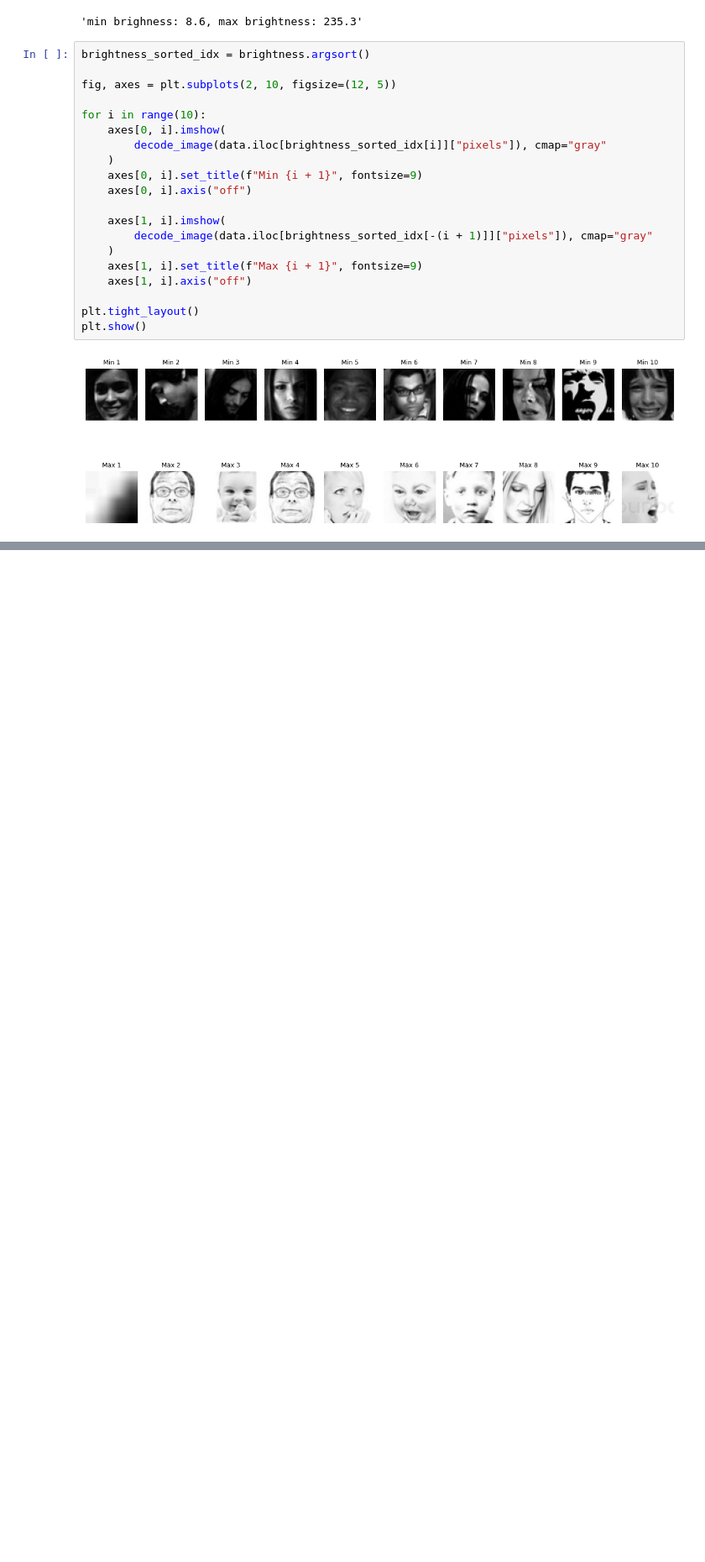
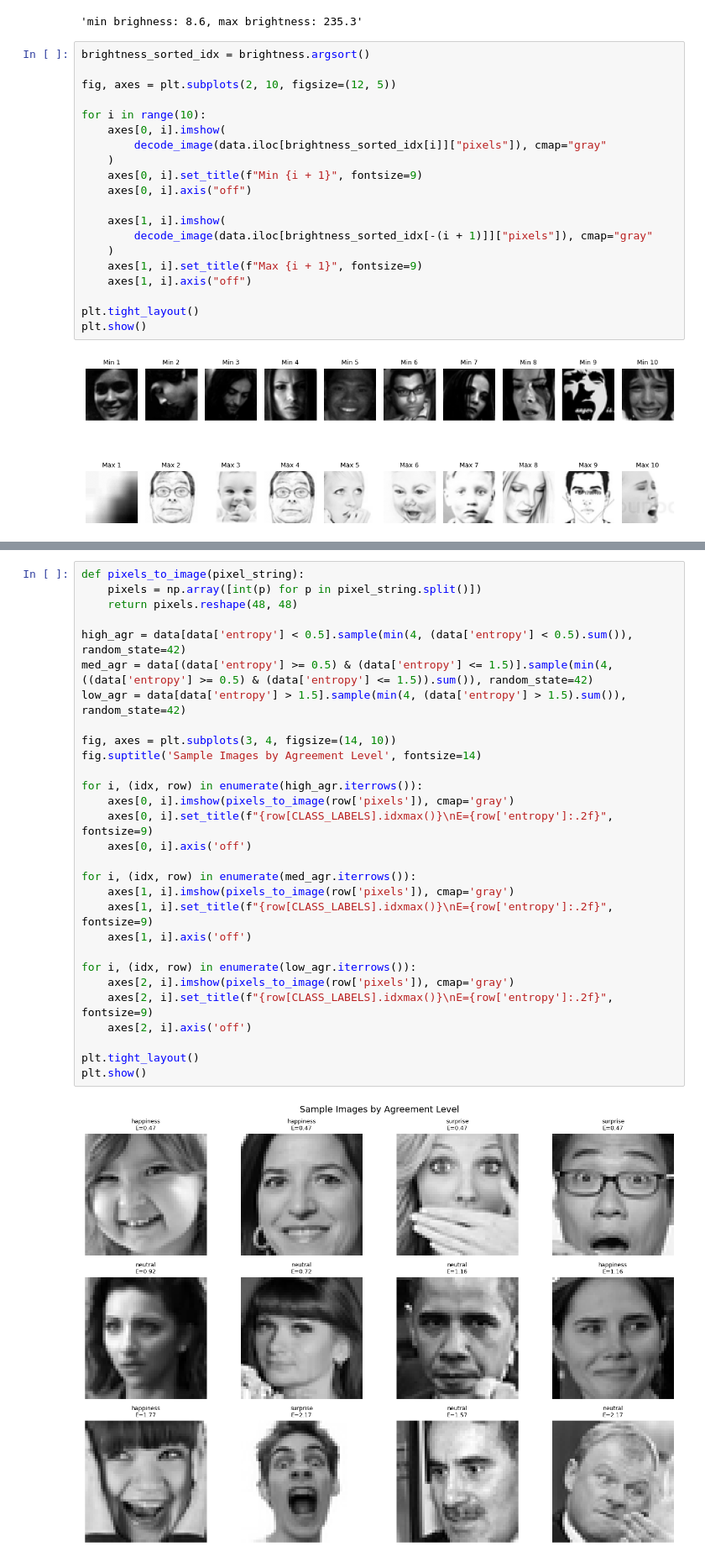
Before and after one commit to Kiwinicki/inzynierka_169257, a Jupyter notebook: eda.ipynb, the cells around one changed output, grey strips where cells are left out. Shown at 84% size. Saved outputs shown, nothing was run; the diff lists cells and outputs as text; blank space fills up the shorter version.

```diff
--- a/eda.ipynb
+++ b/eda.ipynb
@@ -260,0 +340,31 @@ After deduplication: 33407
+# %%
+def pixels_to_image(pixel_string):
+    pixels = np.array([int(p) for p in pixel_string.split()])
+    return pixels.reshape(48, 48)
+
+high_agr = data[data['entropy'] < 0.5].sample(min(4, (data['entropy'] < 0.5).sum()), random_state=42)
+med_agr = data[(data['entropy'] >= 0.5) & (data['entropy'] <= 1.5)].sample(min(4, ((data['entropy'] >= 0.5) & (data['entropy'] <= 1.5)).sum()), random_state=42)
+low_agr = data[data['entropy'] > 1.5].sample(min(4, (data['entropy'] > 1.5).sum()), random_state=42)
+
+fig, axes = plt.subplots(3, 4, figsize=(14, 10))
+fig.suptitle('Sample Images by Agreement Level', fontsize=14)
+
+for i, (idx, row) in enumerate(high_agr.iterrows()):
+    axes[0, i].imshow(pixels_to_image(row['pixels']), cmap='gray')
+    axes[0, i].set_title(f"{row[CLASS_LABELS].idxmax()}\nE={row['entropy']:.2f}", fontsize=9)
+    axes[0, i].axis('off')
+
+for i, (idx, row) in enumerate(med_agr.iterrows()):
+    axes[1, i].imshow(pixels_to_image(row['pixels']), cmap='gray')
+    axes[1, i].set_title(f"{row[CLASS_LABELS].idxmax()}\nE={row['entropy']:.2f}", fontsize=9)
+    axes[1, i].axis('off')
+
+for i, (idx, row) in enumerate(low_agr.iterrows()):
+    axes[2, i].imshow(pixels_to_image(row['pixels']), cmap='gray')
+    axes[2, i].set_title(f"{row[CLASS_LABELS].idxmax()}\nE={row['entropy']:.2f}", fontsize=9)
+    axes[2, i].axis('off')
+
+plt.tight_layout()
+plt.show()
+# %% [output]
+[figure, added]
```
Also changed, not shown: parts of 21 cells of this notebook, 10 other files.
